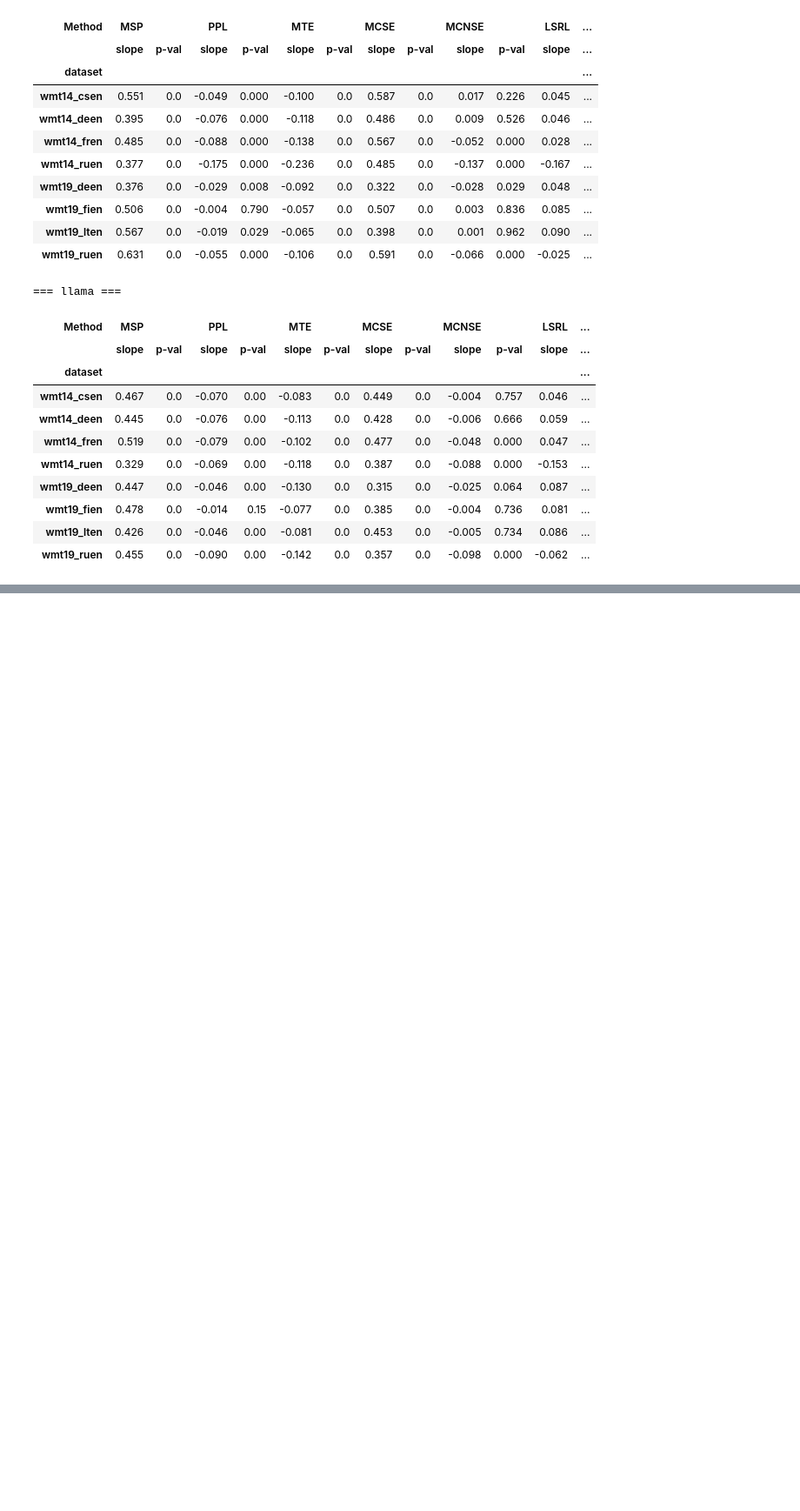
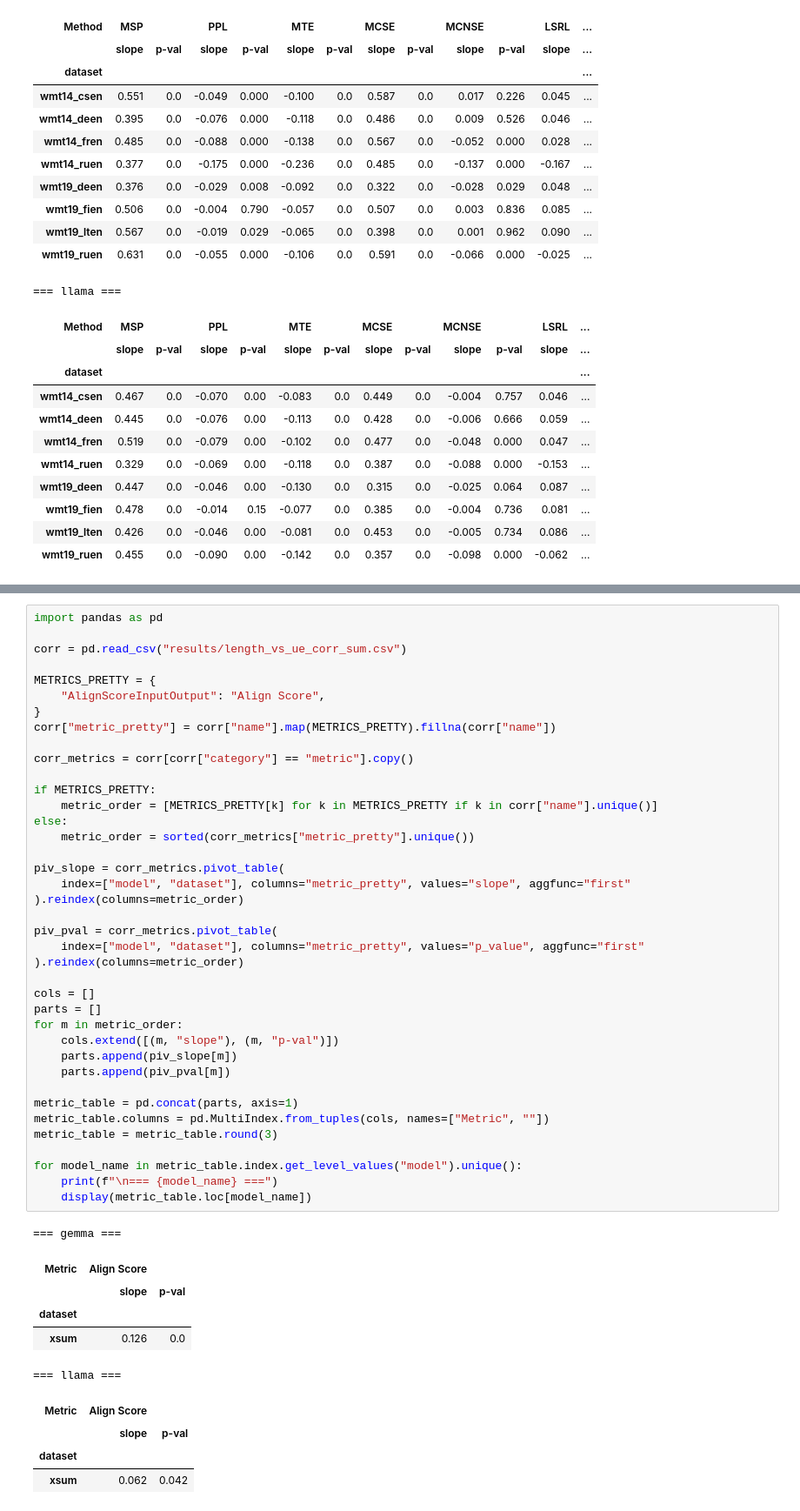
Before and after one commit to stat-ml/uncertainty-line, a Jupyter notebook: 01_plotting_quality_ue_trends.ipynb, the cells around one changed output, grey strips where cells are left out. Shown: that part at 87% size. Drawn from its saved outputs; the diff is of its cells as text; blank space fills up the shorter version.

```diff
--- a/01_plotting_quality_ue_trends.ipynb
+++ b/01_plotting_quality_ue_trends.ipynb
@@ -559,0 +639,50 @@ for model_name in metric_table.index.get_level_values("model").unique():
+# %%
+import pandas as pd
+
+corr = pd.read_csv("results/length_vs_ue_corr_sum.csv")
+
+METRICS_PRETTY = {
+    "AlignScoreInputOutput": "Align Score",
+}
+corr["metric_pretty"] = corr["name"].map(METRICS_PRETTY).fillna(corr["name"])
+
+corr_metrics = corr[corr["category"] == "metric"].copy()
+
+if METRICS_PRETTY:
+    metric_order = [METRICS_PRETTY[k] for k in METRICS_PRETTY if k in corr["name"].unique()]
+else:
+    metric_order = sorted(corr_metrics["metric_pretty"].unique())
+
+piv_slope = corr_metrics.pivot_table(
+    index=["model", "dataset"], columns="metric_pretty", values="slope", aggfunc="first"
+).reindex(columns=metric_order)
+
+piv_pval = corr_metrics.pivot_table(
+    index=["model", "dataset"], columns="metric_pretty", values="p_value", aggfunc="first"
+).reindex(columns=metric_order)
+
+cols = []
+parts = []
+for m in metric_order:
+    cols.extend([(m, "slope"), (m, "p-val")])
+    parts.append(piv_slope[m])
+    parts.append(piv_pval[m])
+
+metric_table = pd.concat(parts, axis=1)
+metric_table.columns = pd.MultiIndex.from_tuples(cols, names=["Metric", ""])
+metric_table = metric_table.round(3)
+
+for model_name in metric_table.index.get_level_values("model").unique():
+    print(f"\n=== {model_name} ===")
+    display(metric_table.loc[model_name])
+# %% [output]
+=== gemma ===
+| Metric | Align Score |  |
+|  | slope | p-val |
+| dataset |  |  |
+| xsum | 0.126 | 0.0 |
+=== llama ===
+| Metric | Align Score |  |
+|  | slope | p-val |
+| dataset |  |  |
+| xsum | 0.062 | 0.042 |
```
Also changed, not shown: parts of 7 cells of this notebook.
